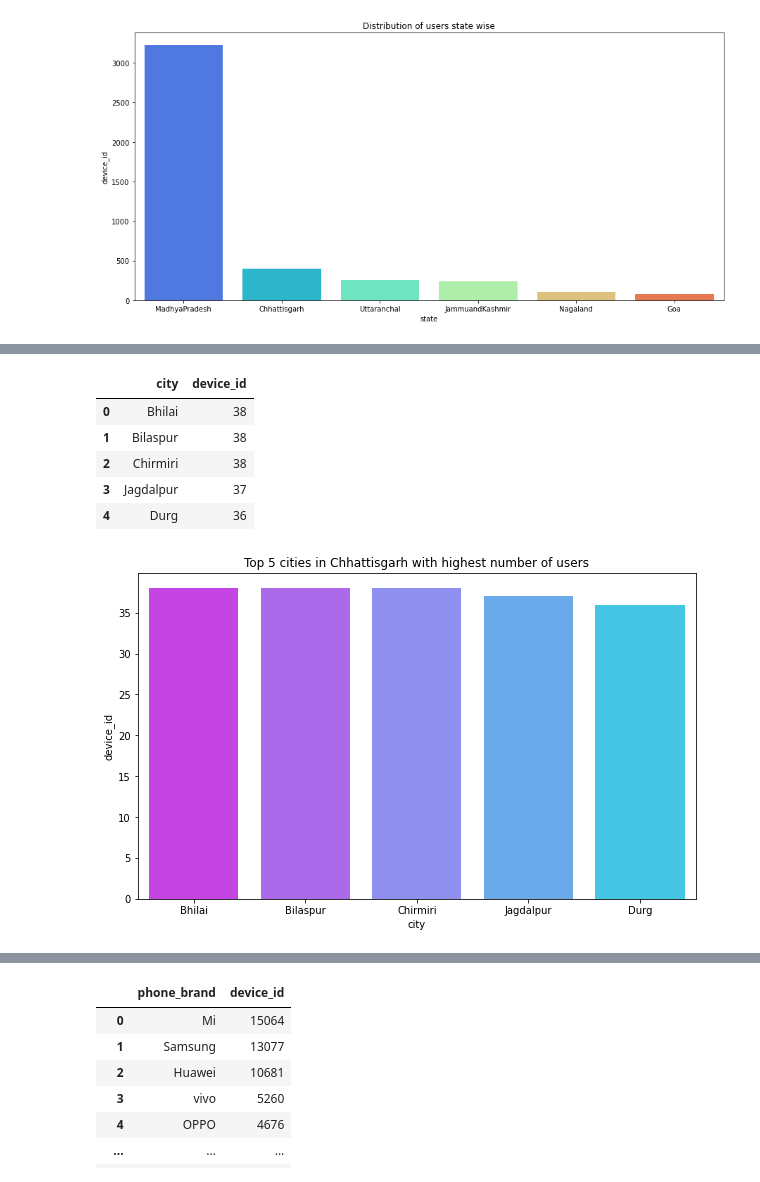
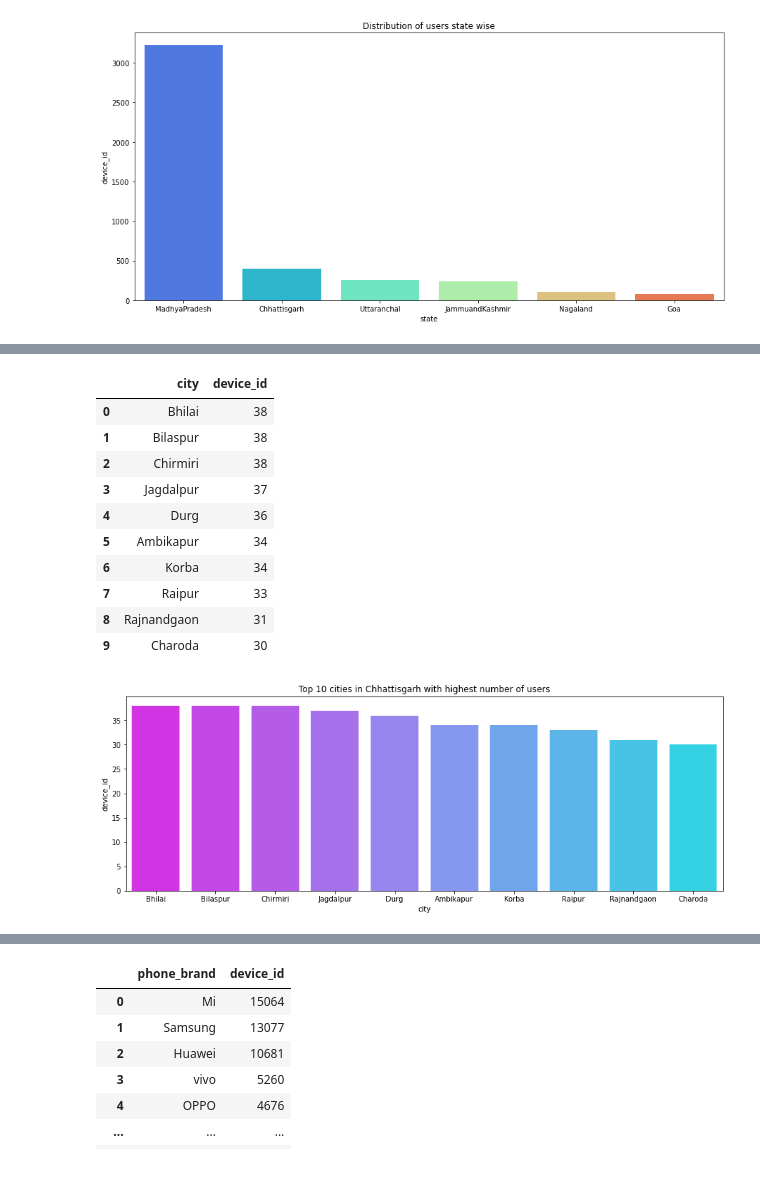
Before and after one commit to nirmal-panda/insaid_capstone_1, a Jupyter notebook: Capstone_1005_project_final.ipynb, the cells around one changed output, grey strips where cells are left out. Saved outputs shown, nothing was run; the diff lists cells and outputs as text; code cells hidden in the pictures.

```diff
--- a/Capstone_1005_project_final.ipynb
+++ b/Capstone_1005_project_final.ipynb
@@ -696,14 +849,19 @@ display(pd.concat([state_MadhyaPradesh_cities,state_MadhyaPradesh_users],axis=1)
 # %%
-plt.figure(figsize=(10,6))
-plt.title("Top 5 cities in Chhattisgarh with highest number of users")
+plt.figure(figsize=(15,5))
+plt.title("Top 10 cities in Chhattisgarh with highest number of users")
 sns.barplot(state_Chhattisgarh_cities,state_Chhattisgarh_users,palette='cool_r')
 display(pd.concat([state_Chhattisgarh_cities,state_Chhattisgarh_users],axis=1))
 # %% [output]
 |  | city | device_id |
 | 0 | Bhilai | 38 |
 | 1 | Bilaspur | 38 |
 | 2 | Chirmiri | 38 |
 | 3 | Jagdalpur | 37 |
 | 4 | Durg | 36 |
+| 5 | Ambikapur | 34 |
+| 6 | Korba | 34 |
+| 7 | Raipur | 33 |
+| 8 | Rajnandgaon | 31 |
+| 9 | Charoda | 30 |
-[figure, old version]
+[figure, new version]
 # %%
```
Also changed, not shown: parts of 86 cells of this notebook.
